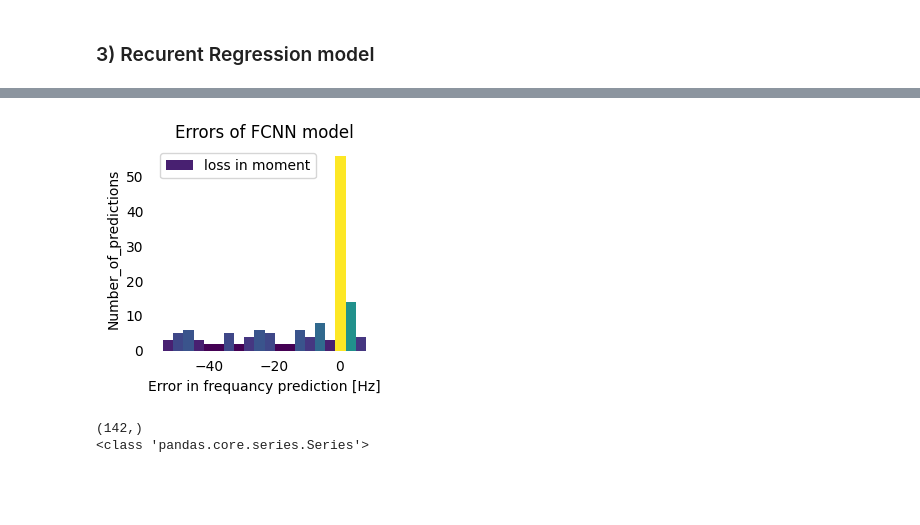
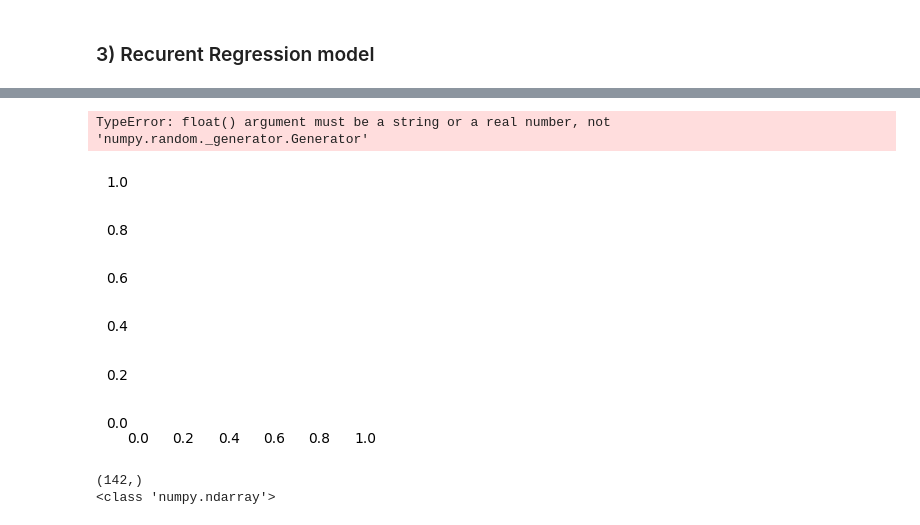
Before and after one commit to NikitaGoltsev/aerodynamic_circuit_ML, a Jupyter notebook: dl_reg.ipynb, the cells around one changed output, grey strips where cells are left out. Drawn from its saved outputs; the diff is of its cells as text; code cells hidden in the pictures; blank space fills up the shorter version.

```diff
--- a/dl_reg.ipynb
+++ b/dl_reg.ipynb
@@ -152,7 +152,7 @@ float32
 <class 'numpy.ndarray'>
 (142,)
 # %%
-losses = y_pred[0] - Y_test
+losses = np.array(y_pred[0] - Y_test)
 '''
 for i in range(len(losses)):
     if(losses[i] >= 25):
@@ -320,37 +320,43 @@ axs.yaxis.set_ticks_position('none')
         alpha = 0.6)'''
 
 # Add Text watermark
 '''fig.text(0.9, 0.15, 'Jeeteshgavande30',
          fontsize = 12,
          color ='red',
          ha ='right',
          va ='bottom',
          alpha = 0.7)'''
 
 #
+for i, num in enumerate(losses):
+    if( num <= -10 and num >= -50):
+        losses[i] = 0
+    if(num <= -100):
+        losses[i] = (np.random.default_rng())
 n_bins = 20
 N, bins, patches = axs.hist(losses, bins = n_bins)
 # Setting color
 fracs = ((N**(1 / 5)) / N.max())
 norm = colors.Normalize(fracs.min(), fracs.max())
 
 for thisfrac, thispatch in zip(fracs, patches):
     color = plt.cm.viridis(norm(thisfrac))
     thispatch.set_facecolor(color)
 
 # Adding extra features
 plt.xlabel("Error in frequancy prediction [Hz]")
 plt.ylabel("Number_of_predictions")
 plt.legend(legend)
 plt.title('Errors of FCNN model')
 
 # Show plot
 plt.show()
 # %% [output]
+TypeError: float() argument must be a string or a real number, not 'numpy.random._generator.Generator'
-[figure, old version]
+[figure, new version]
 # %%
 print(losses.shape)
 print(type(losses))
 # %% [output]
 (142,)
-<class 'pandas.core.series.Series'>
+<class 'numpy.ndarray'>
```
Also changed, not shown: parts of 5 cells of this notebook.
